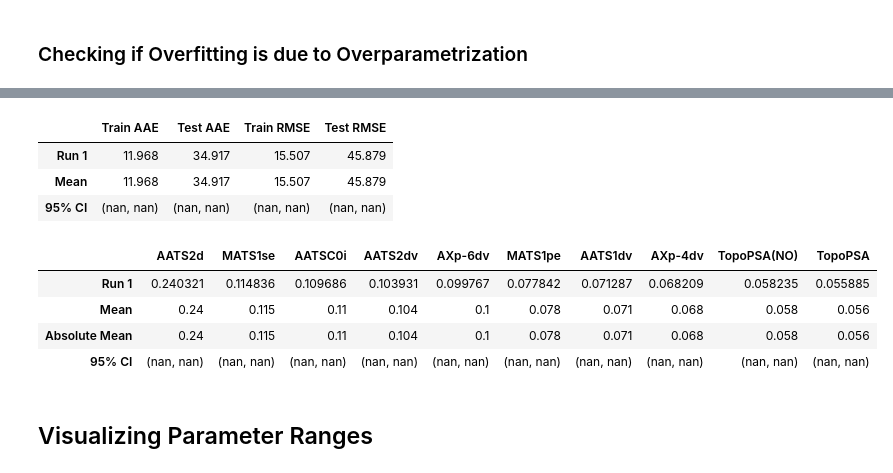
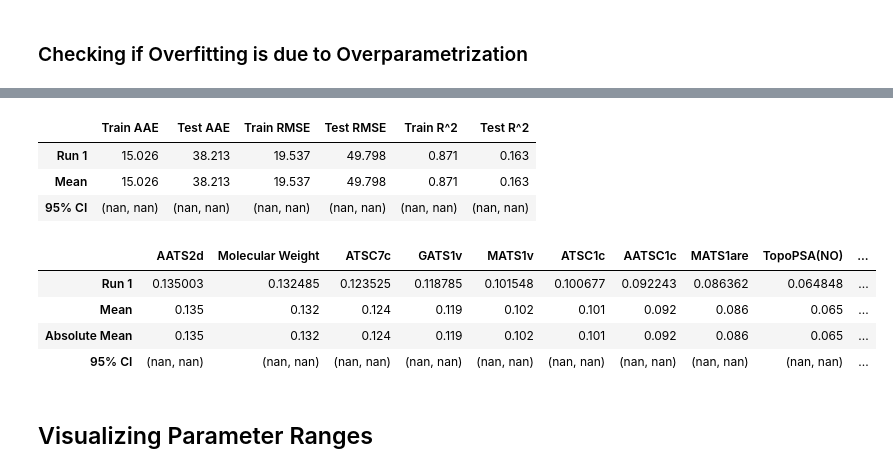
Before and after one commit to dganapat/melting_point_prediction_paper, a Jupyter notebook: mp_prediction_models.ipynb, the cells around one changed output, grey strips where cells are left out. Cells and saved outputs as stored; diff of their text form; code cells hidden in the pictures.

```diff
--- a/mp_prediction_models.ipynb
+++ b/mp_prediction_models.ipynb
@@ -925,7 +927,7 @@ ml_mordred_dict["Model Coefficients"]\
 ### Checking if Overfitting is due to Overparametrization
 # %%
 do_featurization=False
-dataset_key = "Quinones"
+dataset_key = "Hydroquinones"
 number_of_runs = 1
 
 
@@ -953,6 +955,8 @@ train_avg_err=[]
 test_avg_err=[]
 train_rmse_err=[]
 test_rmse_err=[]
+train_r2 = []
+test_r2 = []
 runs = ["Run " + str(i+1) for i in range(number_of_runs)]
 weights = pd.DataFrame(columns = working_ML_dataset.columns.tolist(),index=runs)
 
@@ -978,9 +982,10 @@ while count < number_of_runs + 1:
     testset_s = testset_s[trainset_s.columns]
 
     # finally, do the standardization
-    X = preprocessing.scale(trainset_s)
+    # X = preprocessing.scale(trainset_s)
     # apply the same standardization to the test set
     scaler = preprocessing.StandardScaler().fit(trainset_s)
+    X = scaler.transform(trainset_s)
     X_test = scaler.transform(testset_s)
 
     ######
@@ -1003,7 +1008,8 @@ while count < number_of_runs + 1:
     test_avg_err.append(np.mean(np.abs(y_test-rf.predict(X_test))))
     train_rmse_err.append(np.sqrt(((y - rf.predict(X)) ** 2).mean()))
     test_rmse_err.append(np.sqrt(((y_test- rf.predict(X_test))**2).mean()))
-
+    train_r2.append(r2_score(y,rf.predict(X)))
+    test_r2.append(r2_score(y_test,rf.predict(X_test)))
     # if count == 1:
     #     weights = pd.DataFrame(index=runs,columns=trainset_s.columns)
     # weights.loc["Run " + str(count),:] = rf.feature_importances_
@@ -1017,7 +1023,7 @@ while count < number_of_runs + 1:
 ci_int_val=0.95
 dec_points=3
 
-errors = pd.DataFrame(list(zip(train_avg_err,test_avg_err,train_rmse_err,test_rmse_err)),columns=['Train AAE','Test AAE','Train RMSE','Test RMSE'],index=runs).round(decimals=dec_points)
+errors = pd.DataFrame(list(zip(train_avg_err,test_avg_err,train_rmse_err,test_rmse_err,train_r2,test_r2)),columns=['Train AAE','Test AAE','Train RMSE','Test RMSE','Train R^2','Test R^2'],index=runs).round(decimals=dec_points)
 
 mean_list = [np.mean(errors[column]) for column in errors]
 ci_list = [stt.t.interval(ci_int_val,len(errors[column])-1, np.mean(errors[column]), stt.sem(errors[column])) for column in errors]
@@ -1071,18 +1076,20 @@ ml_model_dict["Plot"]
 # %%
-ml_model_dict["Errors"]
+ml_model_dict["Errors"]\
+# .to_csv("Errors/HQ_RF_10features_Errors.csv")
 # %% [output]
-|  | Train AAE | Test AAE | Train RMSE | Test RMSE |
-| Run 1 | 11.968 | 34.917 | 15.507 | 45.879 |
-| Mean | 11.968 | 34.917 | 15.507 | 45.879 |
-| 95% CI | (nan, nan) | (nan, nan) | (nan, nan) | (nan, nan) |
+|  | Train AAE | Test AAE | Train RMSE | Test RMSE | Train R^2 | Test R^2 |
+| Run 1 | 15.026 | 38.213 | 19.537 | 49.798 | 0.871 | 0.163 |
+| Mean | 15.026 | 38.213 | 19.537 | 49.798 | 0.871 | 0.163 |
+| 95% CI | (nan, nan) | (nan, nan) | (nan, nan) | (nan, nan) | (nan, nan) | (nan, nan) |
 # %%
-ml_model_dict["Feature Importances"]
+ml_model_dict["Feature Importances"]\
+    # .to_csv("Parameters/HQ_RF_10features_Parameters.csv")
 # %% [output]
-|  | AATS2d | MATS1se | AATSC0i | AATS2dv | AXp-6dv | MATS1pe | AATS1dv | AXp-4dv | TopoPSA(NO) | TopoPSA |
-| Run 1 | 0.240321 | 0.114836 | 0.109686 | 0.103931 | 0.099767 | 0.077842 | 0.071287 | 0.068209 | 0.058235 | 0.055885 |
-| Mean | 0.24 | 0.115 | 0.11 | 0.104 | 0.1 | 0.078 | 0.071 | 0.068 | 0.058 | 0.056 |
-| Absolute Mean | 0.24 | 0.115 | 0.11 | 0.104 | 0.1 | 0.078 | 0.071 | 0.068 | 0.058 | 0.056 |
-| 95% CI | (nan, nan) | (nan, nan) | (nan, nan) | (nan, nan) | (nan, nan) | (nan, nan) | (nan, nan) | (nan, nan) | (nan, nan) | (nan, nan) |
+|  | AATS2d | Molecular Weight | ATSC7c | GATS1v | MATS1v | ATSC1c | AATSC1c | MATS1are | TopoPSA(NO) | ... |
+| Run 1 | 0.135003 | 0.132485 | 0.123525 | 0.118785 | 0.101548 | 0.100677 | 0.092243 | 0.086362 | 0.064848 | ... |
+| Mean | 0.135 | 0.132 | 0.124 | 0.119 | 0.102 | 0.101 | 0.092 | 0.086 | 0.065 | ... |
+| Absolute Mean | 0.135 | 0.132 | 0.124 | 0.119 | 0.102 | 0.101 | 0.092 | 0.086 | 0.065 | ... |
+| 95% CI | (nan, nan) | (nan, nan) | (nan, nan) | (nan, nan) | (nan, nan) | (nan, nan) | (nan, nan) | (nan, nan) | (nan, nan) | ... |
 # %% [markdown]
 ## Visualizing Parameter Ranges
 # %%
```
Also changed, not shown: parts of 9 cells of this notebook, 29 other files.
